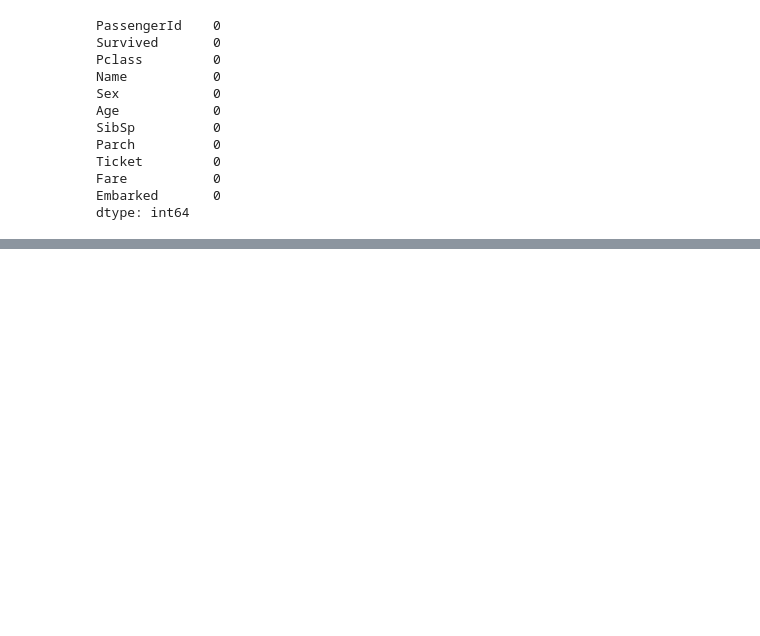
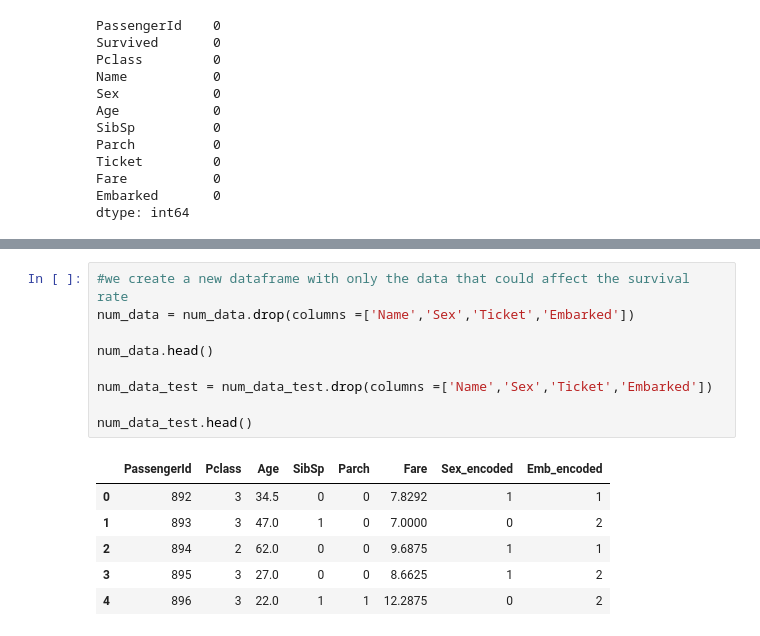
Before and after one commit to Khalid-Alnowaiser/Titanic-Dataset-Kaggle, a Jupyter notebook: phase-1-1.ipynb, the cells around one changed output, grey strips where cells are left out. Saved outputs shown, nothing was run; the diff lists cells and outputs as text; blank space fills up the shorter version.

```diff
--- a/phase-1-1.ipynb
+++ b/phase-1-1.ipynb
@@ -153,0 +187,16 @@ dtype: int64
+# %%
+#we create a new dataframe with only the data that could affect the survival rate
+num_data = num_data.drop(columns =['Name','Sex','Ticket','Embarked'])
+
+num_data.head()
+
+num_data_test = num_data_test.drop(columns =['Name','Sex','Ticket','Embarked'])
+
+num_data_test.head()
+# %% [output]
+|  | PassengerId | Pclass | Age | SibSp | Parch | Fare | Sex_encoded | Emb_encoded |
+| 0 | 892 | 3 | 34.5 | 0 | 0 | 7.8292 | 1 | 1 |
+| 1 | 893 | 3 | 47.0 | 1 | 0 | 7.0000 | 0 | 2 |
+| 2 | 894 | 2 | 62.0 | 0 | 0 | 9.6875 | 1 | 1 |
+| 3 | 895 | 3 | 27.0 | 0 | 0 | 8.6625 | 1 | 2 |
+| 4 | 896 | 3 | 22.0 | 1 | 1 | 12.2875 | 0 | 2 |
```
Also changed, not shown: parts of 16 cells of this notebook.
